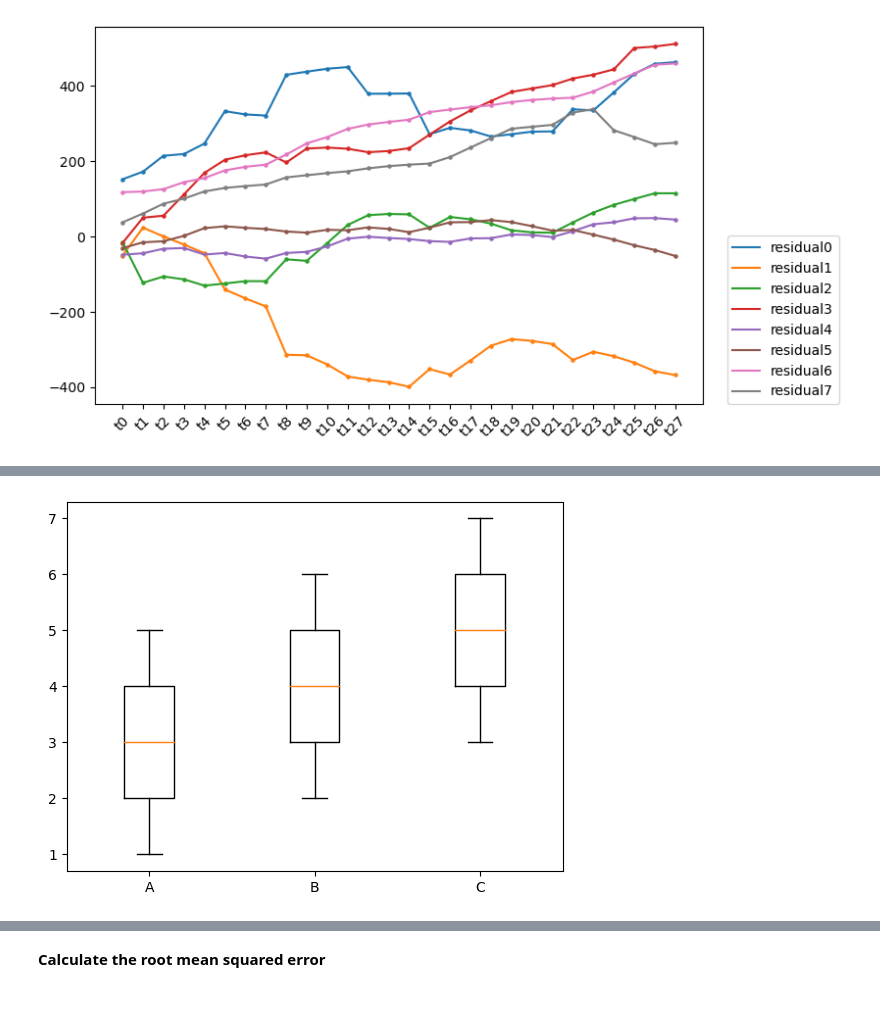
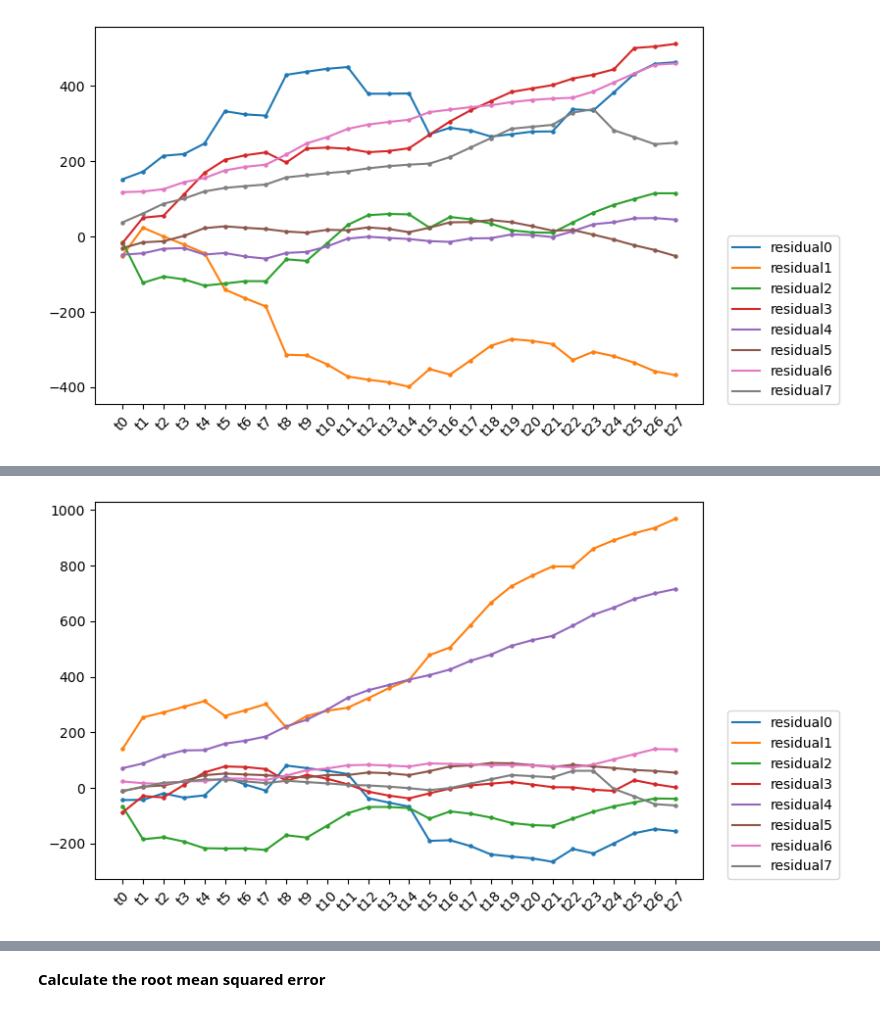
Before and after one commit to nishnig07/forecast-competition, a Jupyter notebook: Forecast_competition - all trials.ipynb, the cells around one changed output, grey strips where cells are left out. Cells and saved outputs as stored; diff of their text form; code cells hidden in the pictures.

```diff
--- a/Forecast_competition - all trials.ipynb
+++ b/Forecast_competition - all trials.ipynb
@@ -340,7 +340,7 @@ def create_model(scaled_train, scaled_test, n_input, n_features):
     #model.add(Dropout(0.2))
     #model.add(LSTM(50, activation='relu', input_shape=(n_input, n_features)))
     #model.add(Dropout(0.2))
-    model.add(Dense(3))
+    model.add(Dense(1))
     model.compile(optimizer='adam', loss='mse')
     return model, generator
 #model.summary()
@@ -467,13 +467,13 @@ for i, date in enumerate(dates):
 # datasets = [(df_train1, df_test1), (df_train2, df_test2)]
 
 c=0
-for dataset in tqdm(datasets):
+for dataset in tqdm(datasets1):
 
     scaled_train, scaled_test = scale_data(dataset[0], dataset[1])
     #print(scaled_train.shape)
-    model, generator = create_model(scaled_train, scaled_test, 60, 3)
+    model, generator = create_model(scaled_train, scaled_test, 60, 1)
     training_phase(model, generator)
-    test_predictions = prediction_phase(model, scaled_train, dataset[1], n_input=60, n_features=3)
+    test_predictions = prediction_phase(model, scaled_train, dataset[1], n_input=60, n_features=1)
     true_predictions = get_true_predictions(test_predictions, dataset[1])
     #print(true_predictions[:,1])
     dataset[1]['Predictions'] = true_predictions[:,0]
@@ -751,22 +676,29 @@ plt.xticks(np.arange(28), rotation=45)
-# %%
-import matplotlib.pyplot as plt
-import pandas as pd
-
-# create a sample DataFrame
-df = pd.DataFrame({'A': [1, 2, 3, 4, 5],
-                   'B': [2, 3, 4, 5, 6],
-                   'C': [3, 4, 5, 6, 7]})
-
-# extract the data you want to plot as a NumPy array
-data = df.to_numpy()
-
-# create the box plot
-plt.boxplot(data)
-
-# set labels for the x-axis
-plt.xticks(range(1, data.shape[1]+1), df.columns)
-
-# show the plot
-plt.show()
-# %% [output]
-[figure, removed]
+# %%
+dfs_test = [dataset[1] for dataset in datasets1 if len(dataset)>1]
+idx = ['t'+str(i)for i in range(28)]
+df_residual1 = pd.DataFrame()
+#print(df_residual)
+fig = plt.figure(figsize=(8,5))
+for i, df_test in enumerate(dfs_test):
+    #print(i, len(df_test))
+    df_test=df_test.reset_index(drop=True)
+    #df_test['Residual'] = abs(df_test['Predictions']-df_test['value'])
+    #print(df_test)
+    df_test['residual'] = df_test['Predictions']-df_test['value']
+    col_name = 'residual' + str(i)
+    new_col = pd.Series(df_test.residual.tolist(), name=col_name)
+    #df_residual['residual'+str(dfs_test.index(df_test))] = df_test.residual
+    df_test['idx'] = idx
+    df_residual1 = pd.concat([df_residual1, new_col], axis=1)
+    df_residual1['idx'] = idx
+    #df_residual.reset_index(drop=True)
+    #df_test.plot(kind='scatter', x='idx', y='Residual', s=5)
+    plt.scatter(x=df_test.idx, y=df_test.residual, s=5)
+    plt.plot(df_test.idx, df_test.residual, label=col_name)
+    #plt.violinplot(df_test.residual)
+    #plt.boxplot(df_test)
+    plt.legend(loc=(1.04, 0))
+    plt.xticks(rotation=45)
+    #print(df_test)
+# %% [output]
+[figure, added]
```
Also changed, not shown: parts of 7 cells of this notebook.
